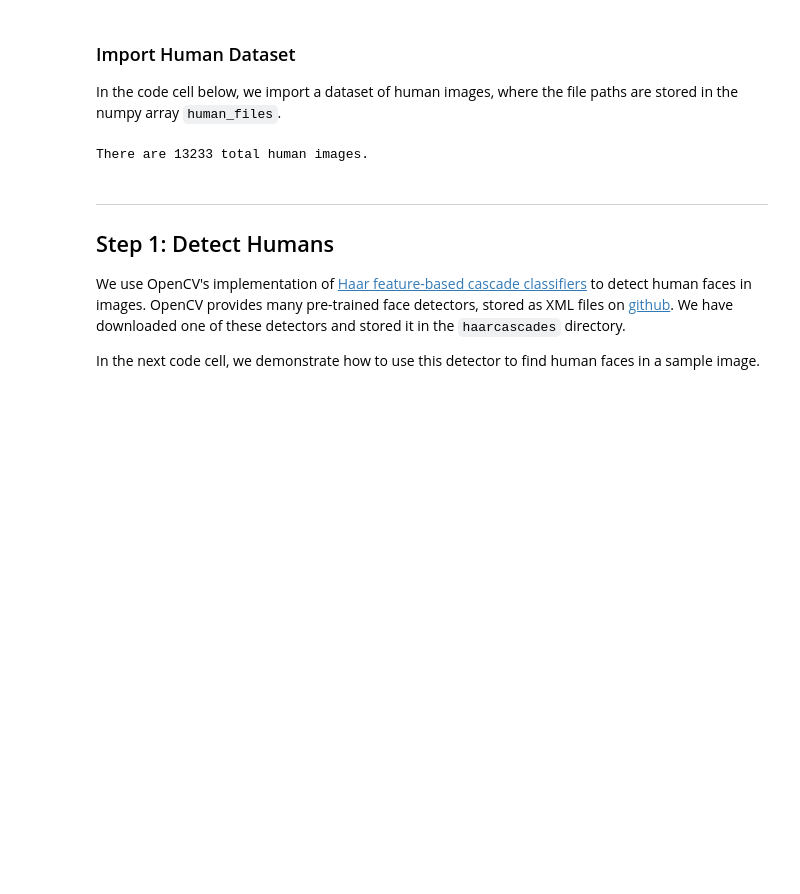
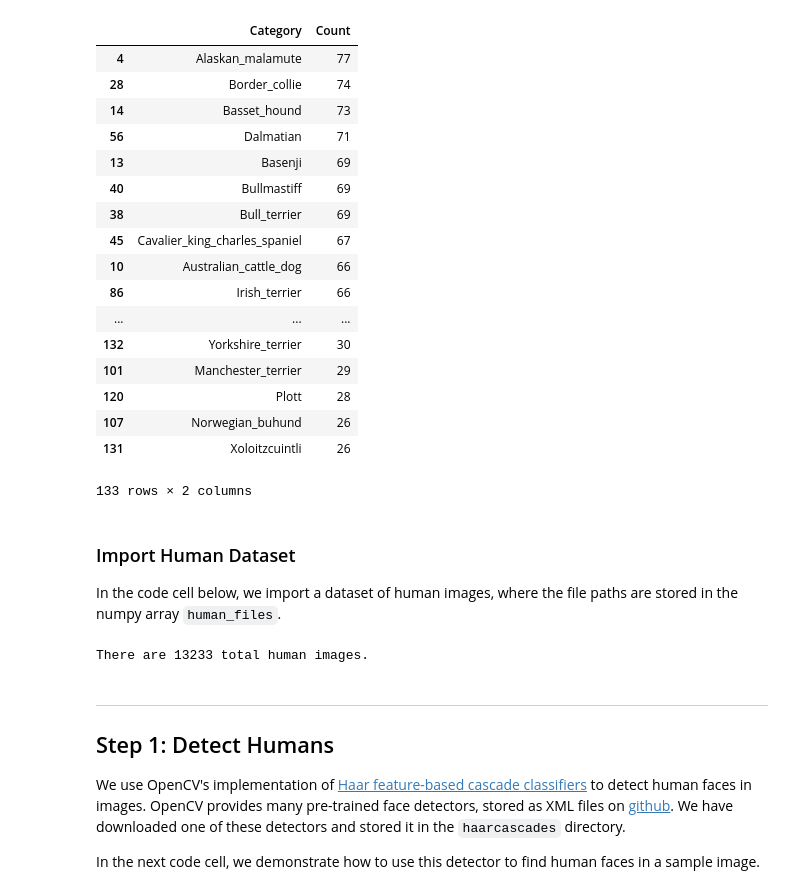
Before and after one commit to Piyush23Rai/Dog-Breed-Classifier, a Jupyter notebook: dog_app.ipynb, the cells around one changed output. Cells and saved outputs as stored; diff of their text form; code cells hidden in the pictures; blank space fills up the shorter version.

```diff
--- a/dog_app.ipynb
+++ b/dog_app.ipynb
@@ -117,3 +113,28 @@ There are 836 test dog images.
+# %%
+#let's see how many data points we have for each dog breed
+train_data = [{'Category':x.rsplit('.',1)[0].rsplit('/',2)[1].rsplit('.',2)[1], 'Count':1} for x in train_files]
+df = pd.DataFrame(train_data)
+df_categ_count = df.groupby(['Category']).sum().reset_index()
+df_categ_count.sort_values(by='Count',ascending=False)
+# %% [output]
+|  | Category | Count |
+| 4 | Alaskan_malamute | 77 |
+| 28 | Border_collie | 74 |
+| 14 | Basset_hound | 73 |
+| 56 | Dalmatian | 71 |
+| 13 | Basenji | 69 |
+| 40 | Bullmastiff | 69 |
+| 38 | Bull_terrier | 69 |
+| 45 | Cavalier_king_charles_spaniel | 67 |
+| 10 | Australian_cattle_dog | 66 |
+| 86 | Irish_terrier | 66 |
+| ... | ... | ... |
+| 132 | Yorkshire_terrier | 30 |
+| 101 | Manchester_terrier | 29 |
+| 120 | Plott | 28 |
+| 107 | Norwegian_buhund | 26 |
+| 131 | Xoloitzcuintli | 26 |
+133 rows × 2 columns
 # %% [markdown]
 ### Import Human Dataset
 
```
Also changed, not shown: parts of 2 cells of this notebook.
